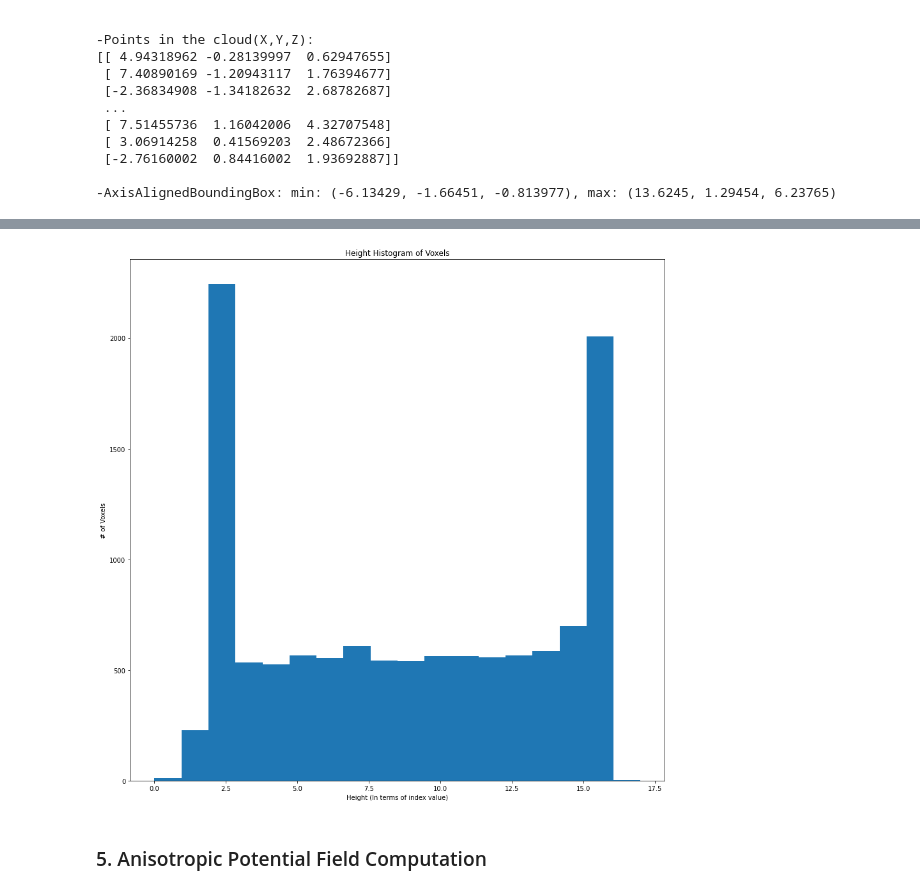
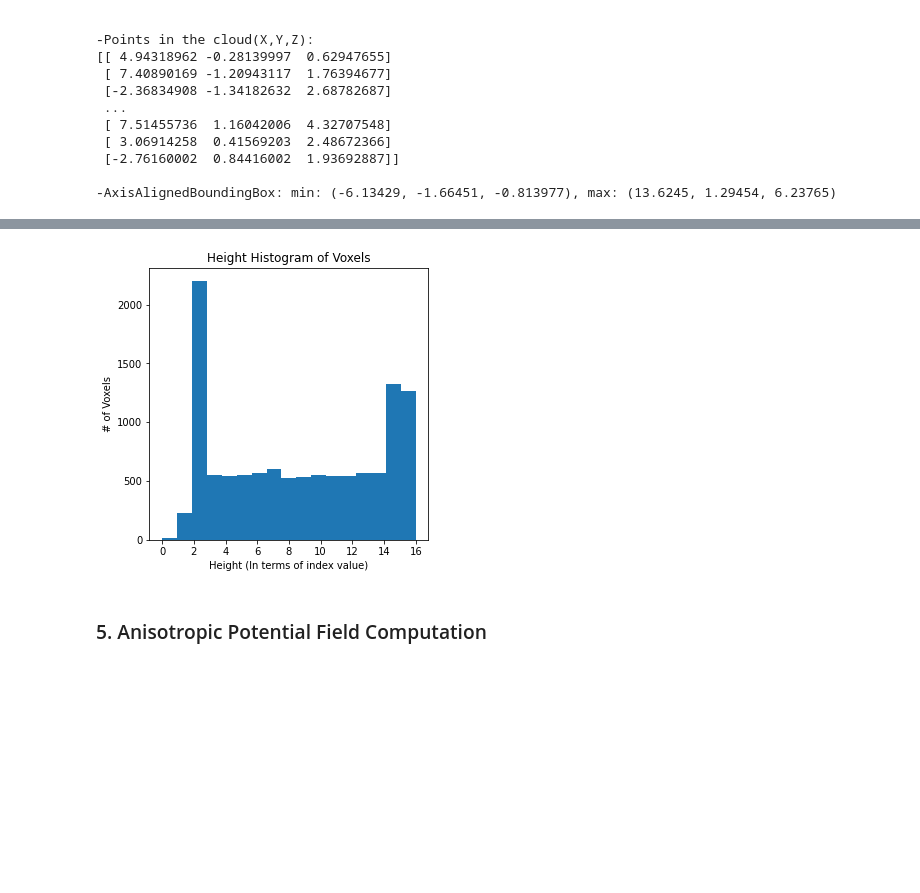
Before and after one commit to uturkbey/Room-Segmentation-in-Point-Clouds, a Jupyter notebook: Room_Segmentation_Pipeline.ipynb, the cells around one changed output, grey strips where cells are left out. Cells and saved outputs as stored; diff of their text form; code cells hidden in the pictures; blank space fills up the shorter version.

Commit message:
isVisible, constant v_size, denoising added.

```diff
--- a/Room_Segmentation_Pipeline.ipynb
+++ b/Room_Segmentation_Pipeline.ipynb
@@ -182,11 +326,13 @@ __Comments on efficiency:__
     * 1)Adding a mechanishm to skip the next 4 voxels in vertical stack since after freeing next 3 voxels will be free for sure.
     * 2)Rearranging the order or _if_ statements. (Not sure if a better order exists.)
 # %%
-#User defined ratio to determine voxel size
-v_ratio = 0.009
+#(DIMINISHED) #User defined ratio to determine voxel size
+#(DIMINISHED) v_ratio = 0.009
 
-#Determine the voxel size based on the longest edge of the bounding box and a constant ratio. Use 4 decimal point precision.
-v_size=round(max(input_point_cloud.get_max_bound()-input_point_cloud.get_min_bound())*v_ratio, 4)
+#(DIMINISHED) #Determine the voxel size based on the longest edge of the bounding box and a constant ratio. Use 4 decimal point precision.
+#(DIMINISHED) v_size=round(max(input_point_cloud.get_max_bound()-input_point_cloud.get_min_bound())*v_ratio, 4)
+
+v_size=0.18
 v_number= (input_point_cloud.get_max_bound()-input_point_cloud.get_min_bound())/v_size
 v_number[0], v_number[1], v_number[2] = round(v_number[0])+1, round(v_number[1])+1, round(v_number[2])+1 #+1 due to the calculation of voxel_grid
 v_number = v_number.astype(int)
@@ -199,15 +345,6 @@ free_voxels = np.zeros((v_number[0], v_number[1], v_number[2]), dtype=int)
 for voxel in voxel_grid.get_voxels():
     free_voxels[voxel.grid_index[0]][voxel.grid_index[1]][voxel.grid_index[2]] = 1 #Busy_Voxel->1 (Free_Voxel->0)
 
-#Free the isolated busy voxels (old version)
-#for x in range(v_number[0]):
-#    for z in range(v_number[2]):
-#        vertical_stack = free_voxels[x].T[z]
-#        for y in range(v_number[1]):
-#            if vertical_stack[y] == 1: #if a voxel is busy
-#                if y < len(vertical_stack)-4 and vertical_stack[y+1] == 0 and vertical_stack[y+2] == 1 and vertical_stack[y+3] == 0 and vertical_stack[y+4] == 1:
-#                    vertical_stack[y+2] = 0; #free the isolated voxel
-
 #Free the isolated busy voxels (new version)
 for plane in free_voxels: #get planes orthogonal to X-axis
     for vertical_stack in plane.T: #get vertical stacks parallel to Y-axis
@@ -215,3 +352,5 @@ for plane in free_voxels: #get planes orthogonal to X-axis
             if vertical_stack[y] == 1: #if a voxel is busy
                 if y < len(vertical_stack)-4 and vertical_stack[y+1] == 0 and vertical_stack[y+2] == 1 and vertical_stack[y+3] == 0 and vertical_stack[y+4] == 1:
                     vertical_stack[y+2] = 0; #free the isolated voxel
+
+o3d.visualization.draw_geometries([voxel_grid, aabb, axes])
@@ -274,33 +411,33 @@ __Comments on efficiency:__
 # %%
 #Compute the histogram over busy voxels along the Y-axis
 heights = [voxel.grid_index[1] for voxel in voxel_grid.get_voxels()]
-plt.figure(figsize=(15, 15))
+plt.figure(figsize=(5, 5))
 hist = plt.hist(heights, v_number[1])
 plt.title("Height Histogram of Voxels")
 plt.xlabel("Height (In terms of index value)")
 plt.ylabel("# of Voxels")
 plt.show()
 
 #Select the two peak heights, min of them is floor height and max of them is ceiling height
 peak_height1 = int(hist[1][np.argmax(hist[0])+1])
 peak_height2 = int(hist[1][np.where(hist[0]==np.partition(hist[0], -2)[-2])][0])
 floor = min(peak_height1, peak_height2)
 ceiling = max(peak_height1, peak_height2)
 
 #Detect exterior free voxels.
 for plane in free_voxels: #get planes orthogonal to X-axis
     for vertical_stack in plane.T: #get vertical stacks parallel to Y-axis
         if vertical_stack[floor]==0 and vertical_stack[ceiling]==0: #if the voxels are not in the region defined by the projection of ceiling and floor
             for y in range(v_number[1]):
                     vertical_stack[y] = 2
         else: #if the voxels are below or above the ceiling heights
             for y in range(v_number[1]):
                 if y < floor:
                     vertical_stack[y] = 2
                 if y > ceiling:
                     vertical_stack[y] = 2
 # %% [output]
-[figure, old version]
+[figure, new version]
 # %% [markdown]
 <a id='5'></a>
 ### 5. Anisotropic Potential Field Computation
```
Also changed, not shown: parts of 23 cells of this notebook.
